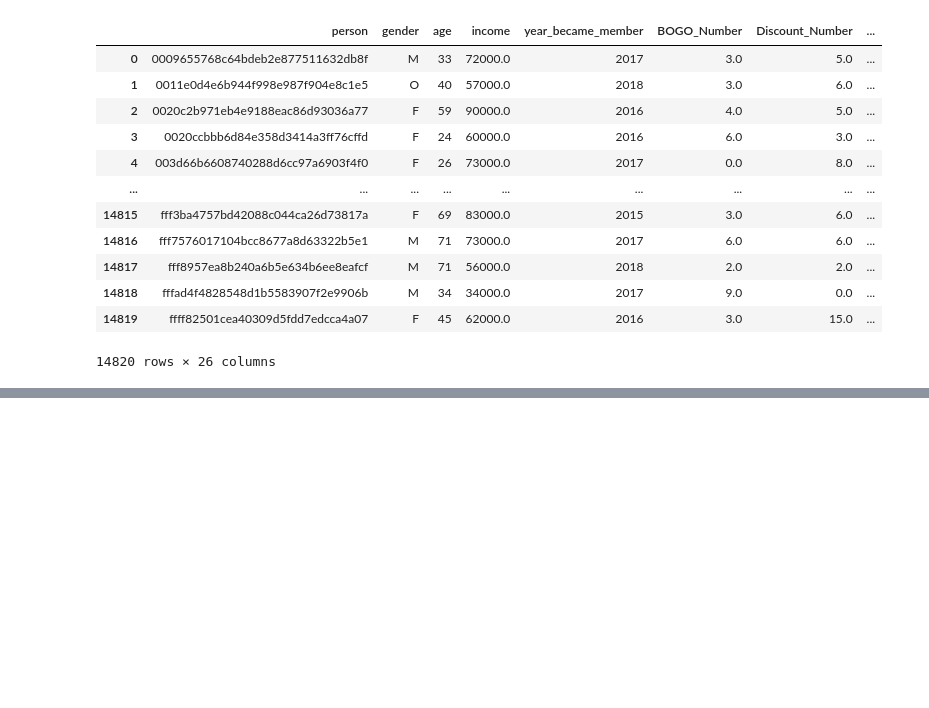
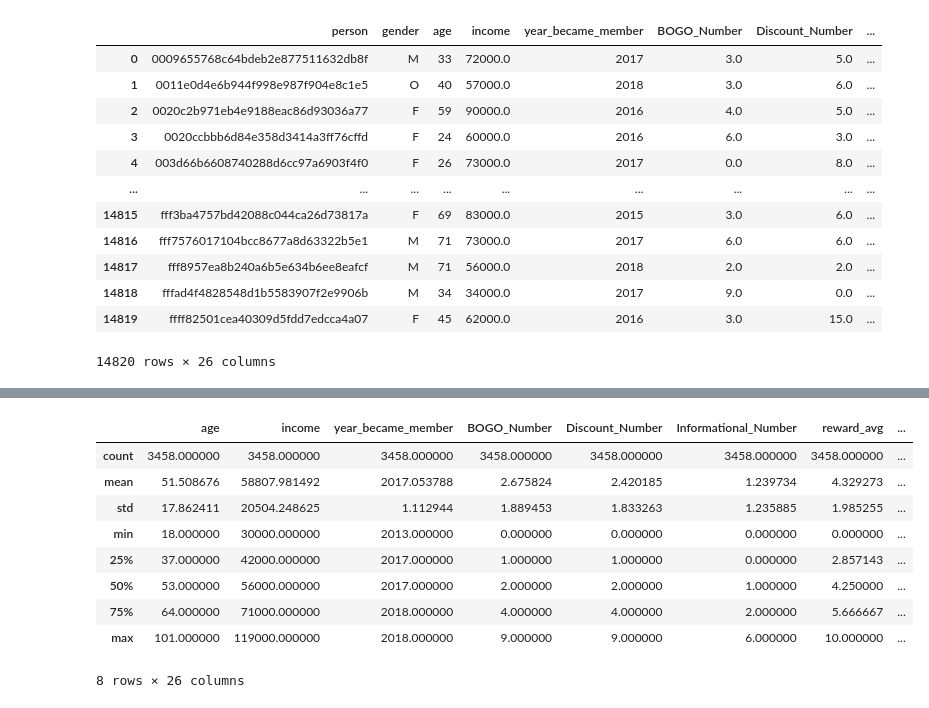
Before and after one commit to jmeisenh/Capstone, a Jupyter notebook: Segmenting.ipynb, the cells around one changed output, grey strips where cells are left out. Cells and saved outputs as stored; diff of their text form; code cells hidden in the pictures; blank space fills up the shorter version.

```diff
--- a/Segmenting.ipynb
+++ b/Segmenting.ipynb
@@ -329,0 +611,13 @@ mergeDF
+# %%
+cluster1DF.iloc[:,2:].describe()
+# %% [output]
+|  | age | income | year_became_member | BOGO_Number | Discount_Number | Informational_Number | reward_avg | ... |
+| count | 3458.000000 | 3458.000000 | 3458.000000 | 3458.000000 | 3458.000000 | 3458.000000 | 3458.000000 | ... |
+| mean | 51.508676 | 58807.981492 | 2017.053788 | 2.675824 | 2.420185 | 1.239734 | 4.329273 | ... |
+| std | 17.862411 | 20504.248625 | 1.112944 | 1.889453 | 1.833263 | 1.235885 | 1.985255 | ... |
+| min | 18.000000 | 30000.000000 | 2013.000000 | 0.000000 | 0.000000 | 0.000000 | 0.000000 | ... |
+| 25% | 37.000000 | 42000.000000 | 2017.000000 | 1.000000 | 1.000000 | 0.000000 | 2.857143 | ... |
+| 50% | 53.000000 | 56000.000000 | 2017.000000 | 2.000000 | 2.000000 | 1.000000 | 4.250000 | ... |
+| 75% | 64.000000 | 71000.000000 | 2018.000000 | 4.000000 | 4.000000 | 2.000000 | 5.666667 | ... |
+| max | 101.000000 | 119000.000000 | 2018.000000 | 9.000000 | 9.000000 | 6.000000 | 10.000000 | ... |
+8 rows × 26 columns
```
Also changed, not shown: parts of 32 cells of this notebook.
